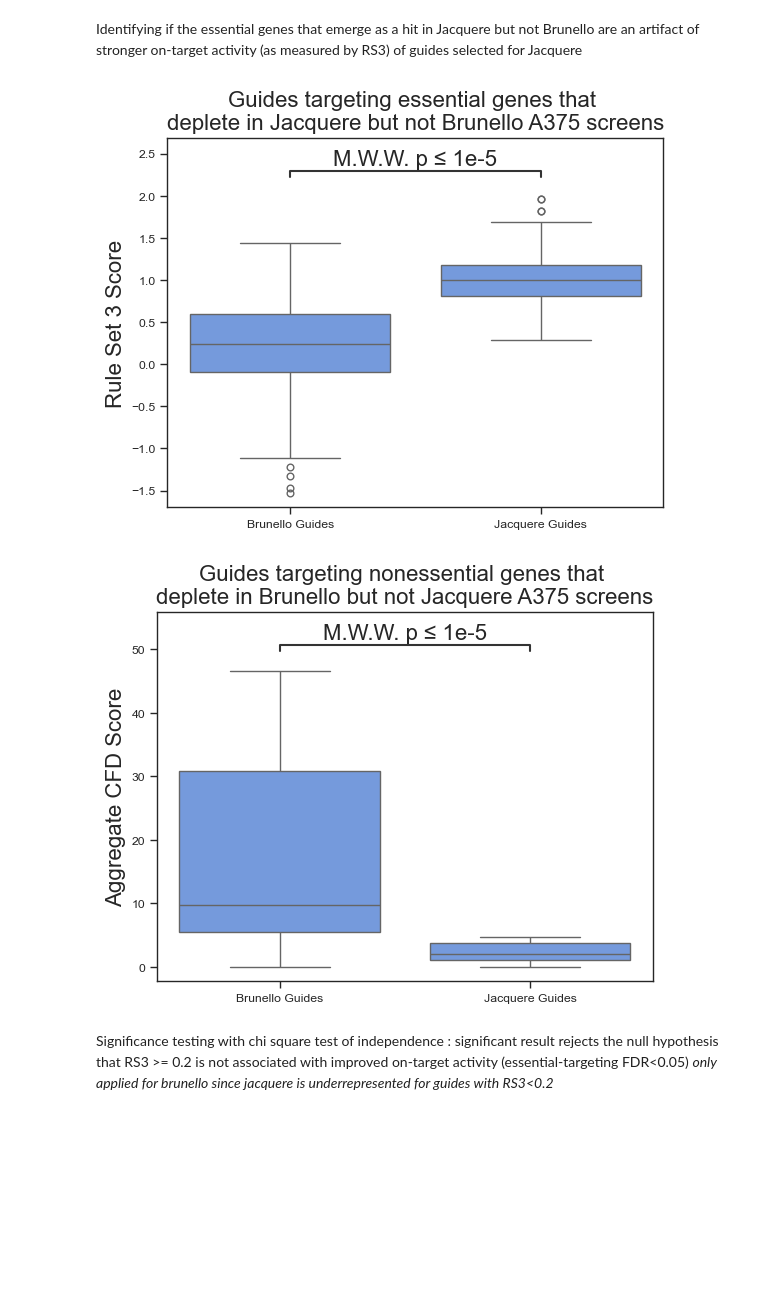
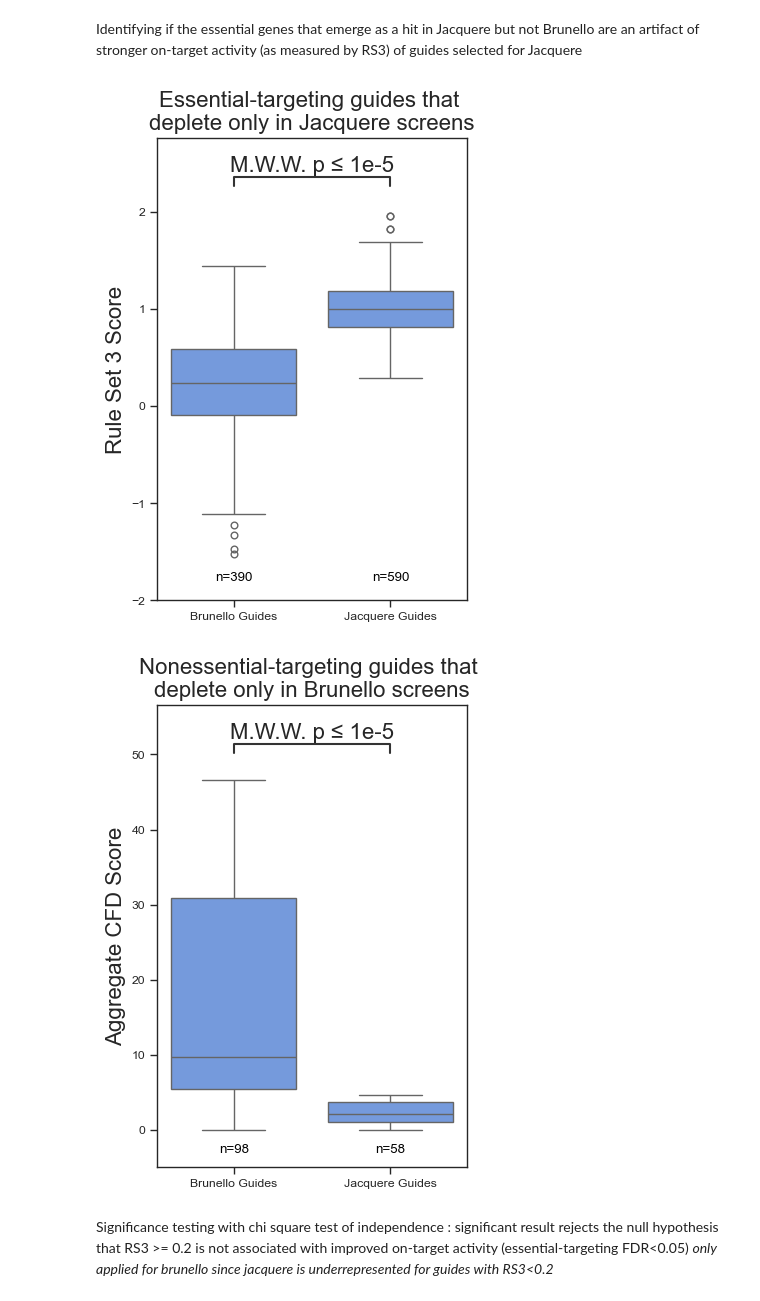
Before and after one commit to ldrepano/GPP-Jacquere, a Jupyter notebook: 6. Jacquere Screen Performance/Notebooks/Jacquere_allinone_screenperformance.ipynb, the cells around one changed output. Cells and saved outputs as stored; diff of their text form; code cells hidden in the pictures; blank space fills up the shorter version.

```diff
--- a/6. Jacquere Screen Performance/Notebooks/Jacquere_allinone_screenperformance.ipynb
+++ b/6. Jacquere Screen Performance/Notebooks/Jacquere_allinone_screenperformance.ipynb
@@ -632,22 +649,36 @@ Identifying if the essential genes that emerge as a hit in Jacquere but not Brun
 # %%
 jacquere_guideinfo_nonscoring_essentials_brunello_only=zscored_sgrna_lfcs[zscored_sgrna_lfcs["Target Gene Symbol"].isin(nonscoring_essentials_brunello_only)]
 brunello_guideinfo_nonscoring_essentials_brunello_only=brunello_zscores[brunello_zscores["Target Gene Symbol"].isin(nonscoring_essentials_brunello_only)]
 
 nonscoring_essentials_brunello_only_bothlibraryguides=pd.concat([brunello_guideinfo_nonscoring_essentials_brunello_only,jacquere_guideinfo_nonscoring_essentials_brunello_only],keys=("Brunello Guides","Jacquere Guides")).reset_index()
 nonscoring_essentials_brunello_only_bothlibraryguides["On-Target Efficacy Score"]=nonscoring_essentials_brunello_only_bothlibraryguides["On-Target Efficacy Score"].astype(float)
 
+plt.figure(figsize=(4,6))
+
 ax = sns.boxplot(x=nonscoring_essentials_brunello_only_bothlibraryguides['level_0'], y=nonscoring_essentials_brunello_only_bothlibraryguides["On-Target Efficacy Score"],color = 'cornflowerblue')
+
+nobs = [str(x) for x in [len(nonscoring_essentials_brunello_only_bothlibraryguides[nonscoring_essentials_brunello_only_bothlibraryguides["level_0"]=="Brunello Guides"]),len(nonscoring_essentials_brunello_only_bothlibraryguides[nonscoring_essentials_brunello_only_bothlibraryguides["level_0"]=="Jacquere Guides"])]]
+nobs = ["n=" + i for i in nobs]
+pos = range(len(nobs))
+for tick,label in zip(pos,ax.get_xticklabels()):
+    ax.text(pos[tick],-1.8,
+            nobs[tick],
+            horizontalalignment='center',
+            size='medium',
+            color='black')
+
 plt.ylabel("Rule Set 3 Score",fontsize=16)
 plt.xlabel("")
-plt.title("Guides targeting essential genes that \ndeplete in Jacquere but not Brunello A375 screens",fontsize=16)
+plt.ylim(-2,2.6)
+plt.title("Essential-targeting guides that \ndeplete only in Jacquere screens",fontsize=16)
 
 annotator = Annotator(ax, [("Brunello Guides","Jacquere Guides")], data=nonscoring_essentials_brunello_only_bothlibraryguides, x="level_0", y='On-Target Efficacy Score', order=["Brunello Guides","Jacquere Guides"],verbose=False)
 annotator.configure(test='Mann-Whitney', text_format='simple',fontsize=16) #this shows test name, actual p value
 annotator.apply_and_annotate()
 
 gpp.savefig("../Figures/RS3scores_essentials_depleted_jacquere_not_brunello.pdf",bbox_inches="tight")
 # %% [output]
-[figure, old version]
+[figure, new version]
 # %%
 scoring_nonessentials_jacquere= jacquere_with_fdr[(jacquere_with_fdr["Target Gene Symbol"].isin(noness_genes["Gene"].tolist()))&(jacquere_with_fdr["FDR"]<0.05)]["Target Gene Symbol"].tolist()
 scoring_nonessentials_brunello= brunello_with_fdr[(brunello_with_fdr["Target Gene Symbol"].isin(noness_genes["Gene"].tolist()))&(brunello_with_fdr["FDR"]<0.05)]["Target Gene Symbol"].tolist()
@@ -659,10 +690,25 @@ depleted_nonessentials_brunello_only_bothlibraryguides=pd.concat([depleted_nones
 depleted_nonessentials_brunello_only_bothlibraryguides=depleted_nonessentials_brunello_only_bothlibraryguides[depleted_nonessentials_brunello_only_bothlibraryguides["Aggregate CFD Score"]!="MAX"]
 depleted_nonessentials_brunello_only_bothlibraryguides["Aggregate CFD Score"]=depleted_nonessentials_brunello_only_bothlibraryguides["Aggregate CFD Score"].astype(float)
 
-ax = sns.boxplot(x=depleted_nonessentials_brunello_only_bothlibraryguides['level_0'], y=depleted_nonessentials_brunello_only_bothlibraryguides["Aggregate CFD Score"],color = 'cornflowerblue')
+plt.figure(figsize=(4,6))
+
+ax=sns.boxplot(x=depleted_nonessentials_brunello_only_bothlibraryguides['level_0'], y=depleted_nonessentials_brunello_only_bothlibraryguides["Aggregate CFD Score"],color = 'cornflowerblue')
+
+nobs = [str(x) for x in [len(depleted_nonessentials_brunello_only_bothlibraryguides[depleted_nonessentials_brunello_only_bothlibraryguides["level_0"]=="Brunello Guides"]),len(depleted_nonessentials_brunello_only_bothlibraryguides[depleted_nonessentials_brunello_only_bothlibraryguides["level_0"]=="Jacquere Guides"])]]
+nobs = ["n=" + i for i in nobs]
+pos = range(len(nobs))
+for tick,label in zip(pos,ax.get_xticklabels()):
+    ax.text(pos[tick],-3,
+            nobs[tick],
+            horizontalalignment='center',
+            size='medium',
+            color='black')
+
+
 plt.ylabel("Aggregate CFD Score",fontsize=16)
 plt.xlabel("")
-plt.title("Guides targeting nonessential genes that \ndeplete in Brunello but not Jacquere A375 screens",fontsize=16)
+plt.ylim(-5,55)
+plt.title("Nonessential-targeting guides that \ndeplete only in Brunello screens",fontsize=16)
 
 annotator = Annotator(ax, [("Brunello Guides","Jacquere Guides")], data=depleted_nonessentials_brunello_only_bothlibraryguides, x="level_0", y='Aggregate CFD Score', order=["Brunello Guides","Jacquere Guides"],verbose=False)
 annotator.configure(test='Mann-Whitney', text_format='simple',fontsize=16) #this shows test name, actual p value
@@ -670,7 +716,7 @@ annotator.apply_and_annotate()
 
 gpp.savefig("../Figures/RS3scores_nonessentials_depleted_brunello_not_jacquere.pdf",bbox_inches="tight")
 # %% [output]
-[figure, old version]
+[figure, new version]
 # %% [markdown]
 Significance testing with chi square test of independence : significant result rejects the null hypothesis that RS3 >= 0.2 is not associated with improved on-target activity (essential-targeting FDR<0.05)
 *only applied for brunello since jacquere is underrepresented for guides with RS3<0.2*
```
Also changed, not shown: parts of 1 cell of this notebook.
